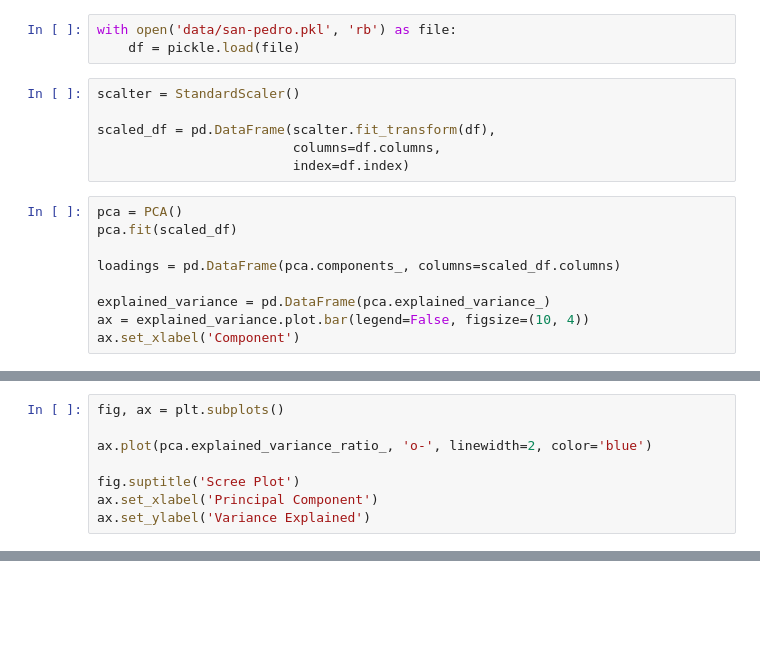
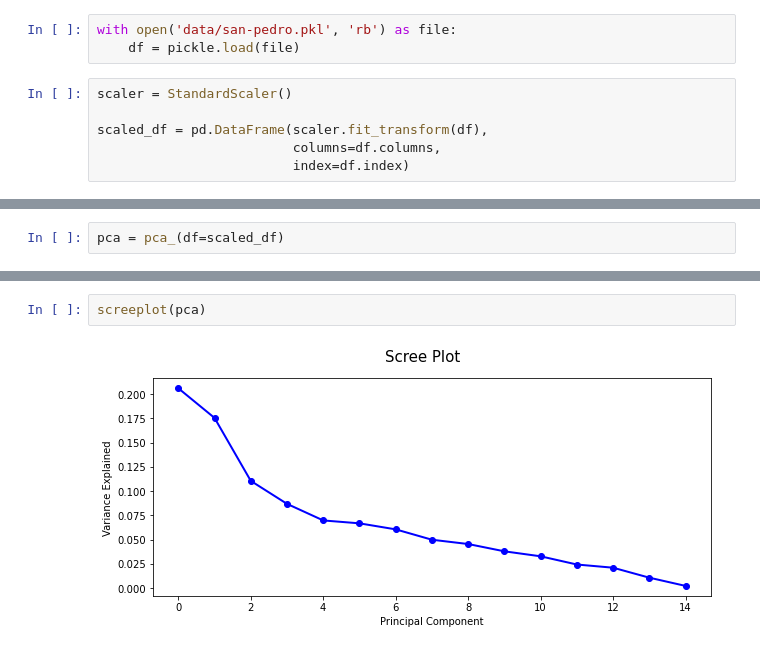
Before and after one commit to kmontocam/MA2003B, a Jupyter notebook: analysis.ipynb, the cells around one changed output, grey strips where cells are left out. Cells and saved outputs as stored; diff of their text form; blank space fills up the shorter version.

```diff
--- a/analysis.ipynb
+++ b/analysis.ipynb
@@ -11,17 +12,8 @@ from sklearn.preprocessing import StandardScaler
 with open('data/san-pedro.pkl', 'rb') as file:
     df = pickle.load(file)
 # %%
-scalter = StandardScaler()
+scaler = StandardScaler()
 
-scaled_df = pd.DataFrame(scalter.fit_transform(df),
+scaled_df = pd.DataFrame(scaler.fit_transform(df),
                          columns=df.columns,
                          index=df.index)
-# %%
-pca = PCA()
-pca.fit(scaled_df)
-
-loadings = pd.DataFrame(pca.components_, columns=scaled_df.columns)
-
-explained_variance = pd.DataFrame(pca.explained_variance_)
-ax = explained_variance.plot.bar(legend=False, figsize=(10, 4))
-ax.set_xlabel('Component')
@@ -35,8 +19,0 @@ sum(pca.explained_variance_ratio_[:7])
-# %%
-fig, ax = plt.subplots()
-
-ax.plot(pca.explained_variance_ratio_, 'o-', linewidth=2, color='blue')
-
-fig.suptitle('Scree Plot')
-ax.set_xlabel('Principal Component')
-ax.set_ylabel('Variance Explained')
@@ -45,0 +68,2 @@ Text(0, 0.5, 'Variance Explained')
+# %%
+pca = pca_(df=scaled_df)
@@ -45,0 +73,4 @@ Text(0, 0.5, 'Variance Explained')
+# %%
+screeplot(pca)
+# %% [output]
+[figure, added]
```
Also changed, not shown: parts of 12 cells of this notebook.
